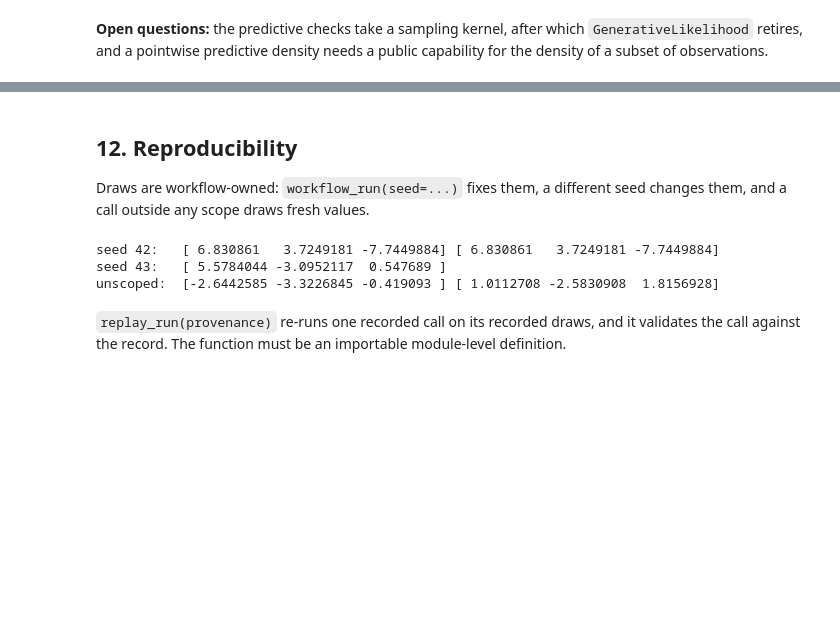
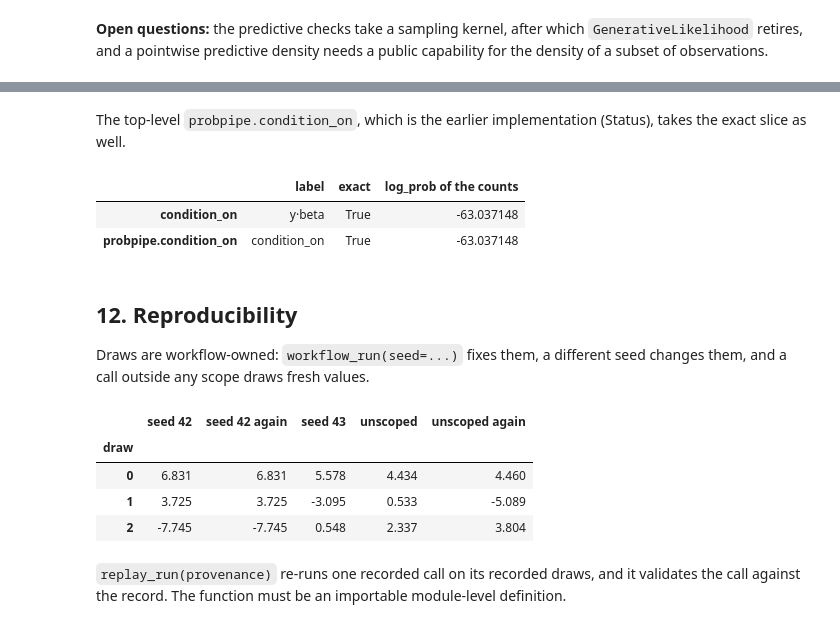
Before and after one commit to TARPS-group/prob-pipe, a Jupyter notebook: docs/tutorials/overhaul_tour.ipynb, the cells around one changed output, grey strips where cells are left out. Saved outputs shown, nothing was run; the diff lists cells and outputs as text; code cells hidden in the pictures; blank space fills up the shorter version.

```diff
--- a/docs/tutorials/overhaul_tour.ipynb
+++ b/docs/tutorials/overhaul_tour.ipynb
@@ -1851,3 +1911,17 @@ except jax.errors.UnexpectedTracerError as error:
+# %% [markdown]
+The top-level `probpipe.condition_on`, which is the earlier implementation (Status), takes the exact slice as well.
+# %%
+with workflow_run(seed=0):
+    top_level = probpipe.condition_on(glm_model, {"beta": beta_value})
+slices = {"condition_on": at_beta, "probpipe.condition_on": top_level}
+pd.DataFrame({"label": [law.name for law in slices.values()],
+              "exact": [law.provenance.metadata["exact"] for law in slices.values()],
+              "log_prob of the counts": [float(log_prob(law, counts_y)) for law in slices.values()]},
+             index=list(slices))
+# %% [output]
+|  | label | exact | log_prob of the counts |
+| condition_on | y·beta | True | -63.037148 |
+| probpipe.condition_on | condition_on | True | -63.037148 |
 # %% [markdown]
 ## 12. Reproducibility
 
@@ -1855,18 +1929,19 @@ Draws are workflow-owned: `workflow_run(seed=...)` fixes them, a different seed
 # %%
 def three_draws(seed=None):
     if seed is None:
-        return sample(mu_prior, sample_shape=(3,)).values
+        return np.asarray(sample(mu_prior, sample_shape=(3,)).values, dtype=float)
     with workflow_run(seed=seed):
-        return sample(mu_prior, sample_shape=(3,)).values
+        return np.asarray(sample(mu_prior, sample_shape=(3,)).values, dtype=float)
 
 
-print("seed 42:  ", three_draws(42), three_draws(42))
-print("seed 43:  ", three_draws(43))
-print("unscoped: ", three_draws(), three_draws())
+pd.DataFrame({"seed 42": three_draws(42), "seed 42 again": three_draws(42), "seed 43": three_draws(43),
+              "unscoped": three_draws(), "unscoped again": three_draws()}).rename_axis("draw").round(3)
 # %% [output]
-seed 42:   [ 6.830861   3.7249181 -7.7449884] [ 6.830861   3.7249181 -7.7449884]
-seed 43:   [ 5.5784044 -3.0952117  0.547689 ]
-unscoped:  [-2.6442585 -3.3226845 -0.419093 ] [ 1.0112708 -2.5830908  1.8156928]
+|  | seed 42 | seed 42 again | seed 43 | unscoped | unscoped again |
+| draw |  |  |  |  |  |
+| 0 | 6.831 | 6.831 | 5.578 | 4.434 | 4.460 |
+| 1 | 3.725 | 3.725 | -3.095 | 0.533 | -5.089 |
+| 2 | -7.745 | -7.745 | 0.548 | 2.337 | 3.804 |
 # %% [markdown]
 `replay_run(provenance)` re-runs one recorded call on its recorded draws, and it validates the call against the record.
 The function must be an importable module-level definition.
```
Also changed, not shown: parts of 83 cells of this notebook.
